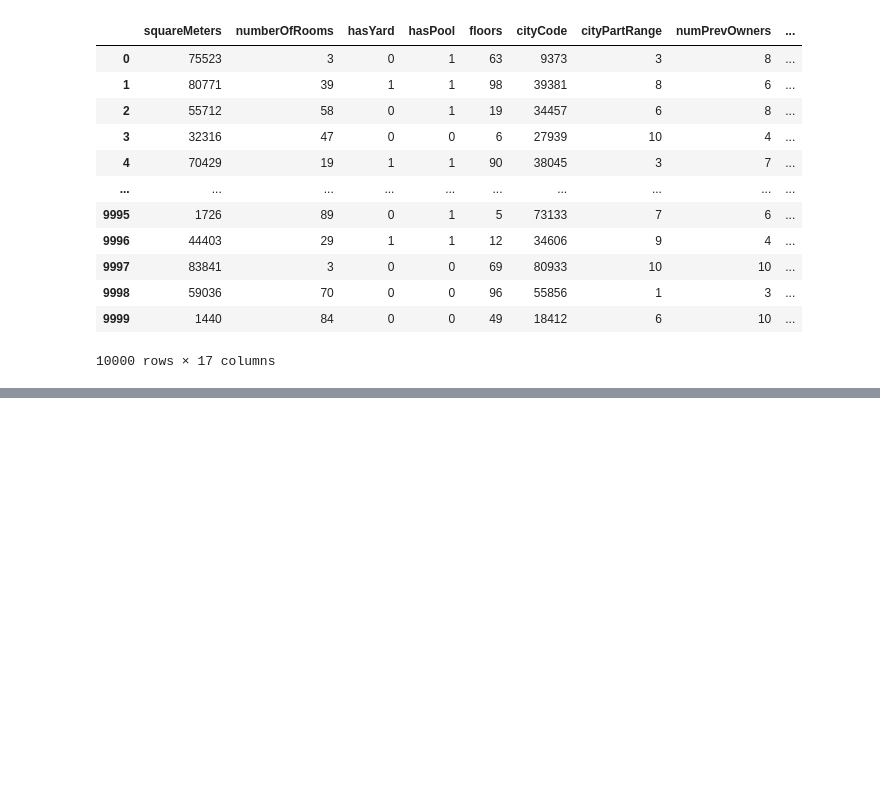
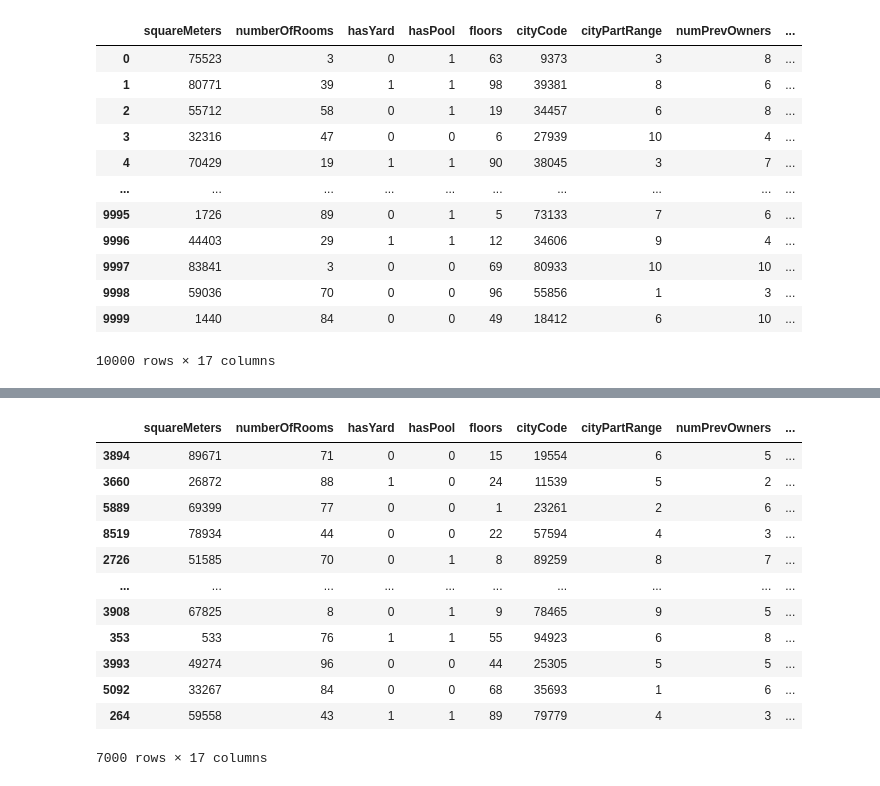
Before and after one commit to anaklusmos666/House_Price_Prediction, a Jupyter notebook: data_handle.ipynb, the cells around one changed output, grey strips where cells are left out. Cells and saved outputs as stored; diff of their text form; code cells hidden in the pictures; blank space fills up the shorter version.

```diff
--- a/data_handle.ipynb
+++ b/data_handle.ipynb
@@ -155,0 +224,22 @@ df.to_csv('cleaned_parishousing_dataset.csv', index=False)
+# %%
+df = df.sample(frac=1) #shuffle dataset
+# %%
+##split dataset into multiple dataset
+df_train = df[:7000]
+df_test = df[7000:]
+# %%
+df_train
+# %% [output]
+|  | squareMeters | numberOfRooms | hasYard | hasPool | floors | cityCode | cityPartRange | numPrevOwners | ... |
+| 3894 | 89671 | 71 | 0 | 0 | 15 | 19554 | 6 | 5 | ... |
+| 3660 | 26872 | 88 | 1 | 0 | 24 | 11539 | 5 | 2 | ... |
+| 5889 | 69399 | 77 | 0 | 0 | 1 | 23261 | 2 | 6 | ... |
+| 8519 | 78934 | 44 | 0 | 0 | 22 | 57594 | 4 | 3 | ... |
+| 2726 | 51585 | 70 | 0 | 1 | 8 | 89259 | 8 | 7 | ... |
+| ... | ... | ... | ... | ... | ... | ... | ... | ... | ... |
+| 3908 | 67825 | 8 | 0 | 1 | 9 | 78465 | 9 | 5 | ... |
+| 353 | 533 | 76 | 1 | 1 | 55 | 94923 | 6 | 8 | ... |
+| 3993 | 49274 | 96 | 0 | 0 | 44 | 25305 | 5 | 5 | ... |
+| 5092 | 33267 | 84 | 0 | 0 | 68 | 35693 | 1 | 6 | ... |
+| 264 | 59558 | 43 | 1 | 1 | 89 | 79779 | 4 | 3 | ... |
+7000 rows × 17 columns
```
Also changed, not shown: parts of 9 cells of this notebook.
